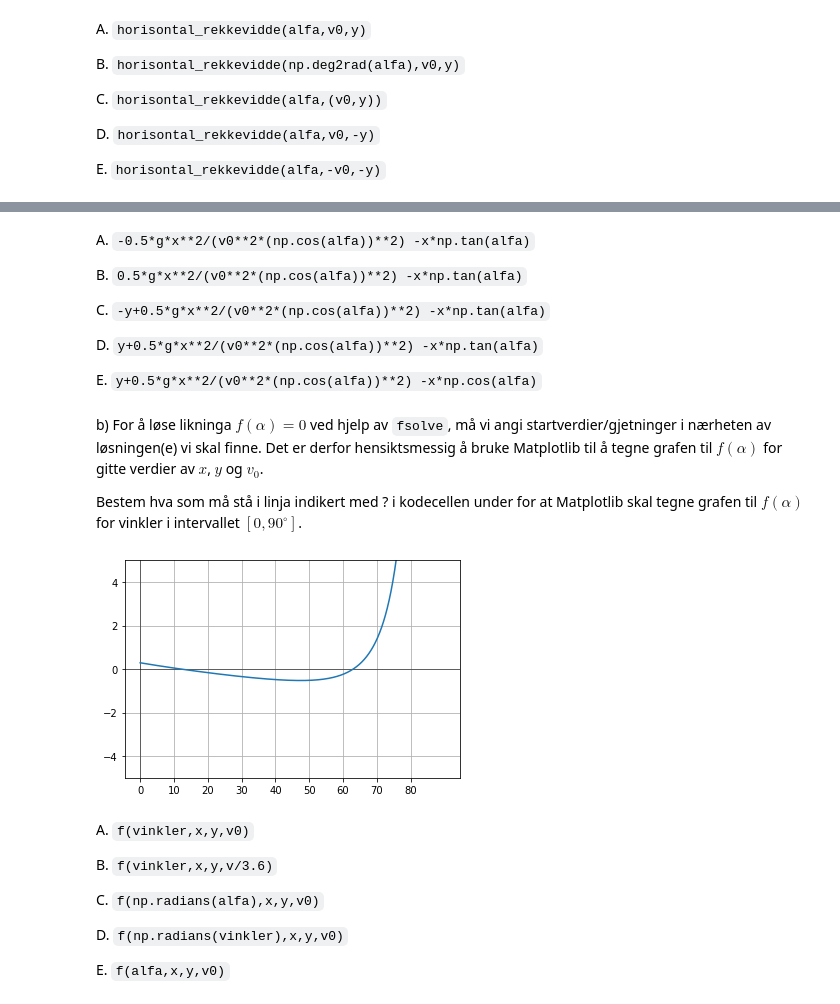
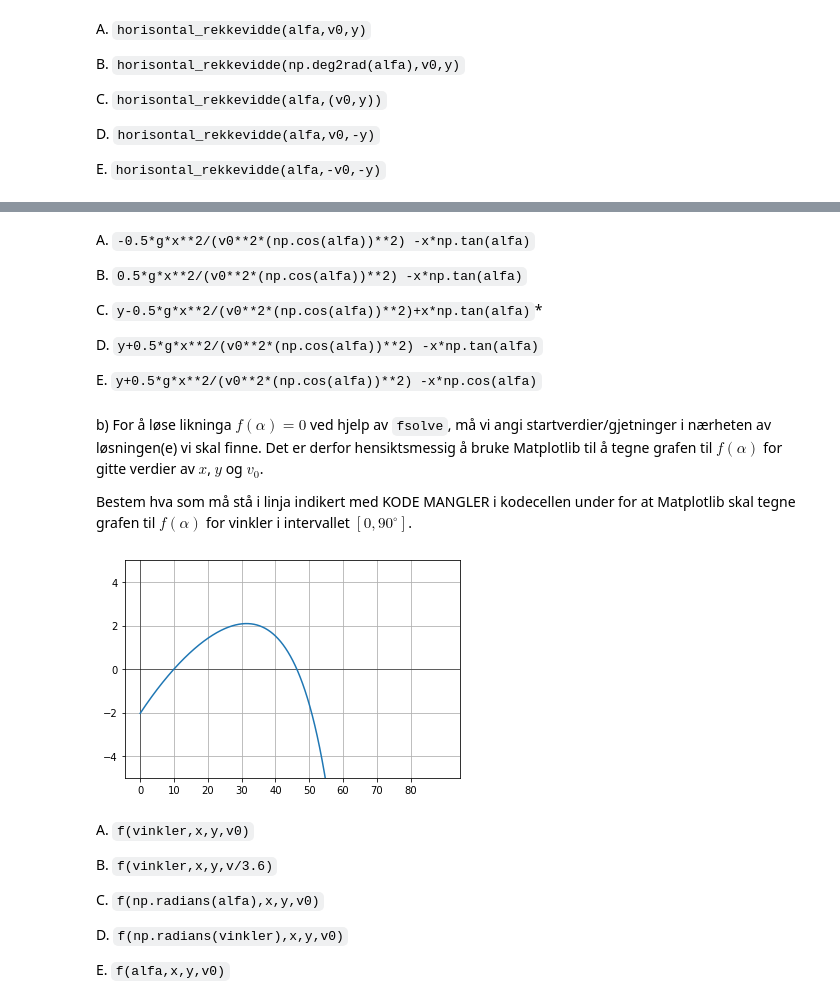
Before and after one commit to kbjorkli/programmeringsoppgaver, a Jupyter notebook: eksempler_programmeringsoppgaver_fysikk.ipynb, the cells around one changed output, grey strips where cells are left out. Drawn from its saved outputs; the diff is of its cells as text; code cells hidden in the pictures.

````diff
--- a/eksempler_programmeringsoppgaver_fysikk.ipynb
+++ b/eksempler_programmeringsoppgaver_fysikk.ipynb
@@ -161,7 +153,7 @@
 
 B. ```0.5*g*x**2/(v0**2*(np.cos(alfa))**2) -x*np.tan(alfa)```
 
-C. ```-y+0.5*g*x**2/(v0**2*(np.cos(alfa))**2) -x*np.tan(alfa)```
+C. ```y-0.5*g*x**2/(v0**2*(np.cos(alfa))**2)+x*np.tan(alfa)```*
 
 D. ```y+0.5*g*x**2/(v0**2*(np.cos(alfa))**2) -x*np.tan(alfa)```
 
@@ -169,33 +161,33 @@
 # %% [markdown]
 b) For å løse likninga $f(\alpha)=0$ ved hjelp av ```fsolve```, må vi angi startverdier/gjetninger i nærheten av løsningen(e) vi skal finne. Det er derfor hensiktsmessig å bruke Matplotlib til å tegne grafen til $f(\alpha)$ for gitte verdier av  $x$, $y$ og $v_0$.
 
-Bestem hva som må stå i linja indikert med ? i kodecellen under for at Matplotlib skal tegne grafen til $f(\alpha)$ for vinkler i intervallet $[0,90^{\circ}]$.
+Bestem hva som må stå i linja indikert med KODE MANGLER i kodecellen under for at Matplotlib skal tegne grafen til $f(\alpha)$ for vinkler i intervallet $[0,90^{\circ}]$.
 # %%
 #Oppgave 2b
 import numpy as np
 import matplotlib.pyplot as plt
 
 #Definerer verdier for x, y og v0
-x=1.5
-y=-0.4
-v0=4.0
+x=13.5
+y=9
+v0=9.0
 
 #Definerer array med verdier for vinklene i intervallet [0,90]
 vinkler=np.linspace(0,90,1000)
 
 #Funksjonsverdiene som skal plottes er f(vinkler)
-verdier=?
+verdier=KODE MANGLER
 
 #Definerer egenskapene til grafen som skal tegnes
 plt.ylim(-5,5) #Nedre og øvre y-verdi
 plt.xticks(np.arange(0,90,10)) #Definerer skala på x-aksen
 plt.grid('major') #Tegner inn rutenett
 plt.axhline(0, color='black', linewidth=.5) #Tegner inn horisontal x-akse
 plt.axvline(0, color='black', linewidth=.5) #Tegner inn vertikal y-akse
 plt.plot(vinkler,verdier) #Plotter f som funksjon av alfa
 plt.show() #Tegn plott
 # %% [output]
-[figure, old version]
+[figure, new version]
 # %% [markdown]
 A. ```f(vinkler,x,y,v0)```
 
````
Also changed, not shown: parts of 7 cells of this notebook.
